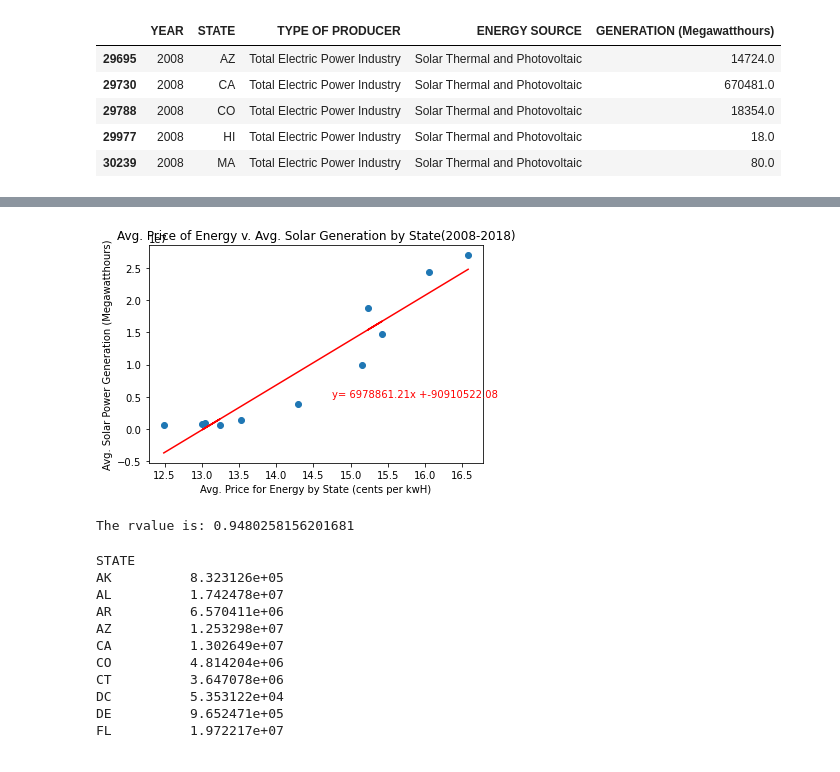
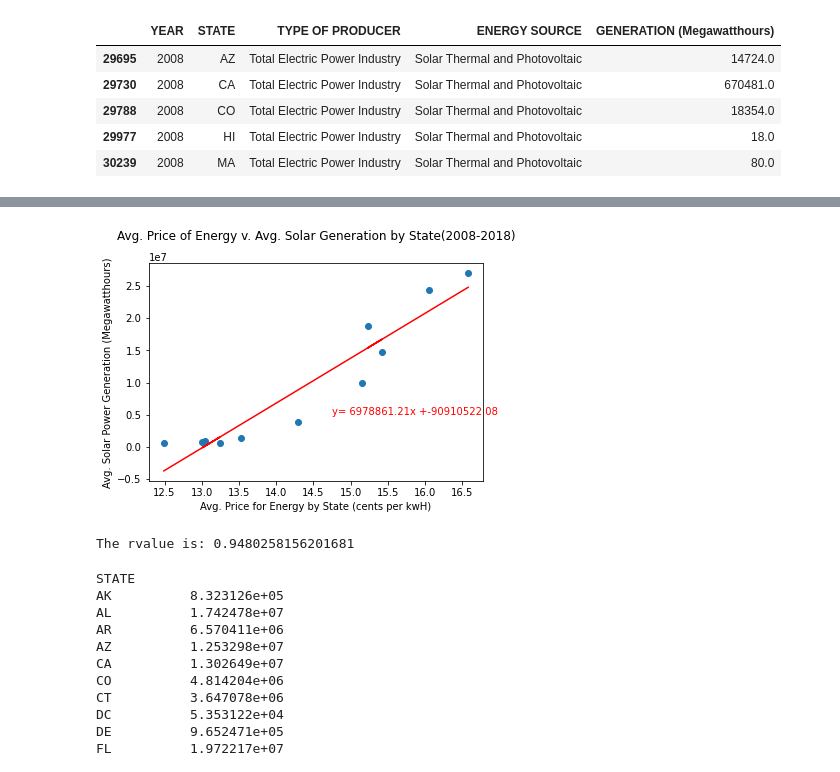
Before and after one commit to msullivan987/Solar_Power-Usage, a Jupyter notebook: michelle_pricing_data_analysis/State_Electric_Pricing_data.ipynb, the cells around one changed output, grey strips where cells are left out. Saved outputs shown, nothing was run; the diff lists cells and outputs as text; code cells hidden in the pictures.

Commit message:
Fixed title problem in charts

```diff
--- a/michelle_pricing_data_analysis/State_Electric_Pricing_data.ipynb
+++ b/michelle_pricing_data_analysis/State_Electric_Pricing_data.ipynb
@@ -171,25 +171,25 @@ california_last_decade
 # %%
 #California Scatter Plot for price and production
 x_axis_california = california_last_decade["Avg Price (cents/kW Hour)"]
 y_axis_california = california_last_decade["GENERATION (Megawatthours)"]
 
 #Linear Regression for the scatter plot model
 (slope, intercept, rvalue, pvalue, stderr) = linregress(x_axis_california,y_axis_california)
 line_eq_c = "y= " + str(round(slope,2)) + "x +" + str(round(intercept,2))
 regress_valuesc = slope*x_axis_california + intercept
 
 
 plt.scatter(x_axis_california,y_axis_california,marker="o")
 plt.plot(x_axis_california,regress_valuesc,"r-")
-plt.title("Avg. Price of Energy v. Avg. Solar Generation by State(2008-2018)")
+plt.title("Avg. Price of Energy v. Avg. Solar Generation by State(2008-2018)",y=1.08)
 plt.xlabel("Avg. Price for Energy by State (cents per kwH)")
 plt.ylabel("Avg. Solar Power Generation (Megawatthours)")
 plt.annotate(line_eq_c,(14.75,5000000),color="r")
 plt.savefig("california_solar_v_price.png")
 plt.show()
 print(f"The rvalue is: {rvalue}")
 # %% [output]
-[figure, old version]
+[figure, new version]
 The rvalue is: 0.9480258156201681
 # %%
 #Grouping the States
```
Also changed, not shown: parts of 3 cells of this notebook, 3 other files.
